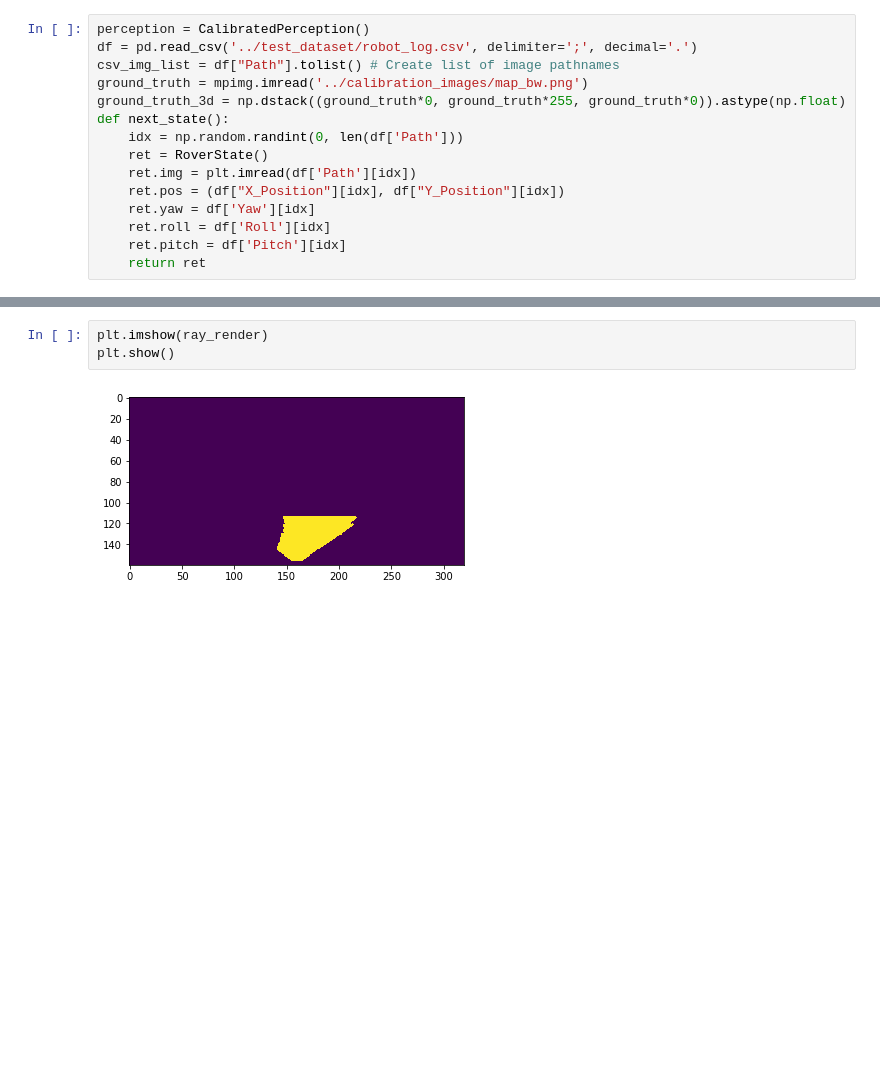
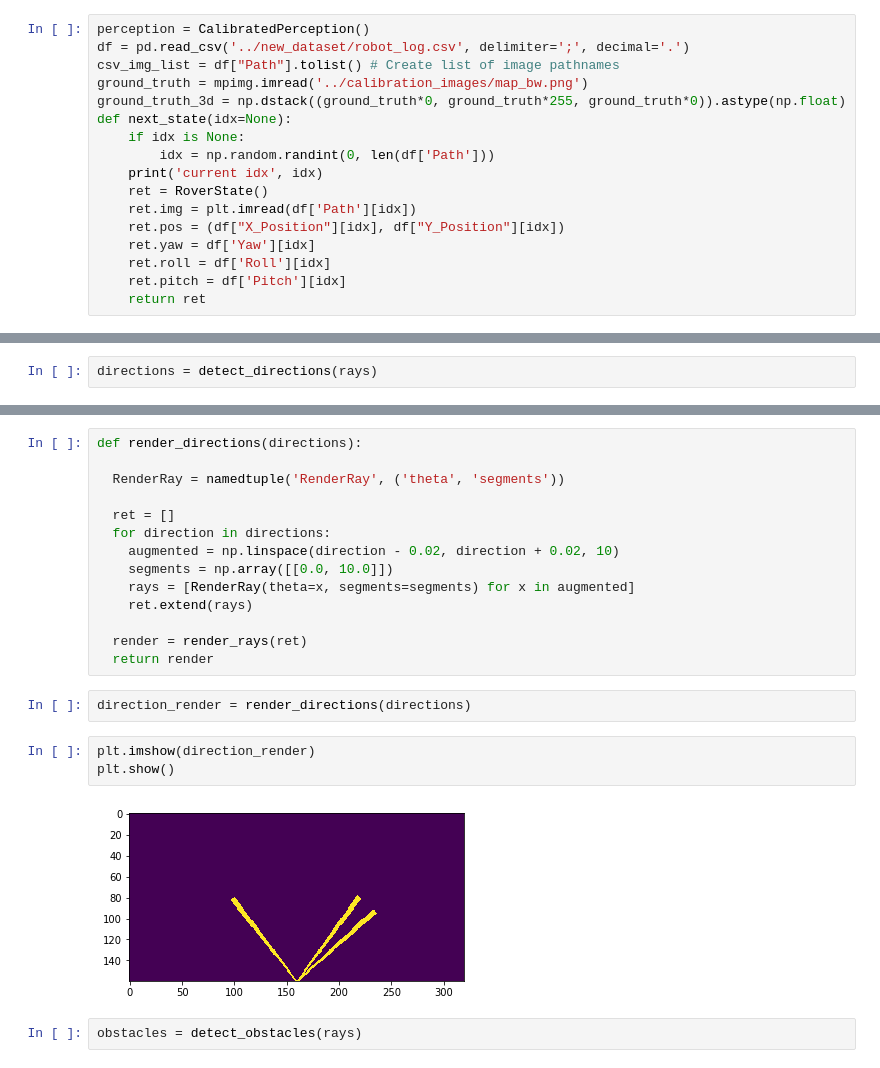
Before and after one commit to kor01/RoboND-Rover-Baseline, a Jupyter notebook: code/visualization.ipynb, the cells around one changed output, grey strips where cells are left out. Cells and saved outputs as stored; diff of their text form; blank space fills up the shorter version.

```diff
--- a/code/visualization.ipynb
+++ b/code/visualization.ipynb
@@ -15,11 +17,13 @@ from geometry import to_polar_coords
 # %%
 perception = CalibratedPerception()
-df = pd.read_csv('../test_dataset/robot_log.csv', delimiter=';', decimal='.')
+df = pd.read_csv('../new_dataset/robot_log.csv', delimiter=';', decimal='.')
 csv_img_list = df["Path"].tolist() # Create list of image pathnames
 ground_truth = mpimg.imread('../calibration_images/map_bw.png')
 ground_truth_3d = np.dstack((ground_truth*0, ground_truth*255, ground_truth*0)).astype(np.float)
-def next_state():
-    idx = np.random.randint(0, len(df['Path']))
+def next_state(idx=None):
+    if idx is None:
+        idx = np.random.randint(0, len(df['Path']))
+    print('current idx', idx)
     ret = RoverState()
     ret.img = plt.imread(df['Path'][idx])
     ret.pos = (df["X_Position"][idx], df["Y_Position"][idx])
@@ -174,0 +83,2 @@ ray_render = render_particles(new_particles.transpose())
+# %%
+directions = detect_directions(rays)
@@ -175,5 +94,23 @@ ray_render = render_particles(new_particles.transpose())
+# %%
+def render_directions(directions):
+
+  RenderRay = namedtuple('RenderRay', ('theta', 'segments'))
+
+  ret = []
+  for direction in directions:
+    augmented = np.linspace(direction - 0.02, direction + 0.02, 10)
+    segments = np.array([[0.0, 10.0]])
+    rays = [RenderRay(theta=x, segments=segments) for x in augmented]
+    ret.extend(rays)
+
+  render = render_rays(ret)
+  return render
+# %%
+direction_render = render_directions(directions)
 # %%
-plt.imshow(ray_render)
+plt.imshow(direction_render)
 plt.show()
 # %% [output]
-[figure, old version]
+[figure, new version]
+# %%
+obstacles = detect_obstacles(rays)
```
Also changed, not shown: parts of 18 cells of this notebook, 6 other files.
